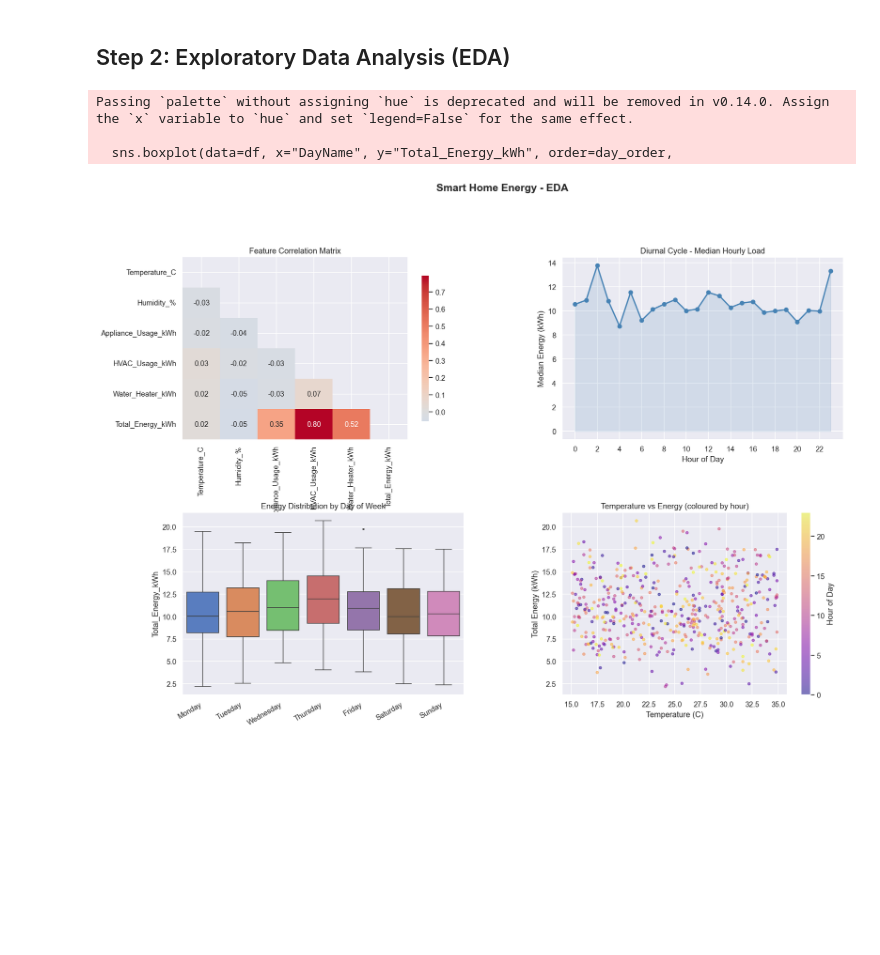
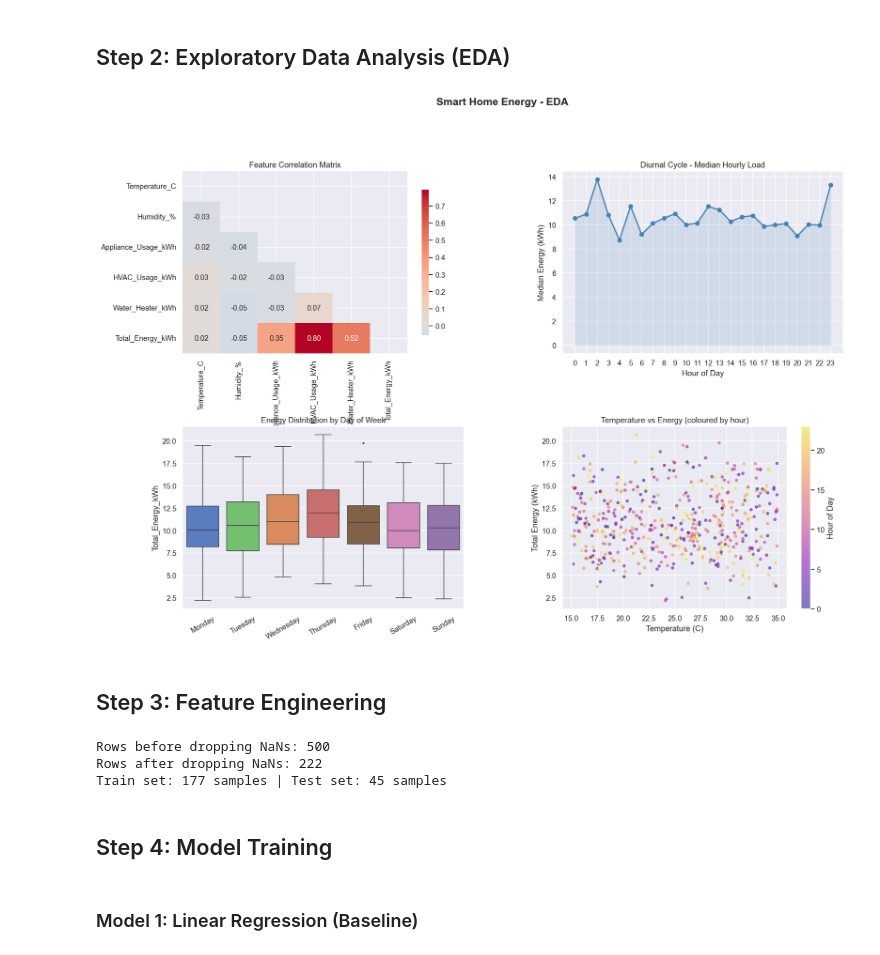
Before and after one commit to Al-Scripting/Smart-Home-Energy-Prediction, a Jupyter notebook: Smart_Home_Energy_Usage.ipynb, the cells around one changed output. Drawn from its saved outputs; the diff is of its cells as text; code cells hidden in the pictures; blank space fills up the shorter version.

```diff
--- a/Smart_Home_Energy_Usage.ipynb
+++ b/Smart_Home_Energy_Usage.ipynb
@@ -66,38 +66,99 @@ ax1.set_title("Feature Correlation Matrix")
 
 # 2b. Diurnal cycle - median energy by hour
 ax2 = fig.add_subplot(gs[0, 1])
 hourly = df.groupby(df["DateTime"].dt.hour)["Total_Energy_kWh"].median()
 ax2.plot(hourly.index, hourly.values, marker="o", linewidth=2, color="steelblue")
 ax2.fill_between(hourly.index, hourly.values, alpha=0.15, color="steelblue")
 ax2.set_xlabel("Hour of Day")
 ax2.set_ylabel("Median Energy (kWh)")
 ax2.set_title("Diurnal Cycle - Median Hourly Load")
-ax2.set_xticks(range(0, 24, 2))
+ax2.set_xticks(sorted(df["DateTime"].dt.hour.unique()))
 
 # 2c. Energy distribution by day of week
 ax3 = fig.add_subplot(gs[1, 0])
 df["DayName"] = df["DateTime"].dt.day_name()
 day_order = ["Monday","Tuesday","Wednesday","Thursday","Friday","Saturday","Sunday"]
 sns.boxplot(data=df, x="DayName", y="Total_Energy_kWh", order=day_order,
-            palette="muted", ax=ax3, fliersize=2)
-ax3.set_xticklabels(ax3.get_xticklabels(), rotation=30, ha="right")
+            hue="DayName", legend=False, palette="muted", ax=ax3, fliersize=2)
 ax3.set_title("Energy Distribution by Day of Week")
 ax3.set_xlabel("")
+ax3.tick_params(axis="x", rotation=30)
+
 
 # 2d. Temperature vs Total Energy scatter
 ax4 = fig.add_subplot(gs[1, 1])
 sample = df.sample(min(3000, len(df)), random_state=42)
 sc = ax4.scatter(sample["Temperature_C"], sample["Total_Energy_kWh"],
                  c=sample["DateTime"].dt.hour, cmap="plasma", alpha=0.5, s=15)
 plt.colorbar(sc, ax=ax4, label="Hour of Day")
 ax4.set_xlabel("Temperature (C)")
 ax4.set_ylabel("Total Energy (kWh)")
 ax4.set_title("Temperature vs Energy (coloured by hour)")
 
-plt.savefig("eda_overview.png", bbox_inches="tight")
+plt.savefig("outputs/eda_overview.png", bbox_inches="tight")
 plt.show()
 # %% [output]
-Passing `palette` without assigning `hue` is deprecated and will be removed in v0.14.0. Assign the `x` variable to `hue` and set `legend=False` for the same effect.
-
-  sns.boxplot(data=df, x="DayName", y="Total_Energy_kWh", order=day_order,
-[figure, old version]
+[figure, new version]
+# %% [markdown]
+## Step 3: Feature Engineering
+# %%
+# --- 1. Basic Time Features ---
+df["Hour"]      = df["DateTime"].dt.hour
+df["DayOfWeek"] = df["DateTime"].dt.dayofweek
+df["Month"]     = df["DateTime"].dt.month
+df["IsWeekend"] = (df["DayOfWeek"] >= 5).astype(int)
+
+# --- 2. Cyclical Encoding ---
+df["Hour_sin"]  = np.sin(2 * np.pi * df["Hour"]  / 24)
+df["Hour_cos"]  = np.cos(2 * np.pi * df["Hour"]  / 24)
+df["Month_sin"] = np.sin(2 * np.pi * df["Month"] / 12)
+df["Month_cos"] = np.cos(2 * np.pi * df["Month"] / 12)
+
+# --- 3. Lag Features & Rolling Stats ---
+# Removed 24h lag because the dataset sample is too small per home
+for lag in [1, 2, 3]:
+    df[f"Lag_{lag}h"] = df.groupby("Home_ID")["Total_Energy_kWh"].shift(lag)
+
+df["Rolling_Mean_3h"] = df.groupby("Home_ID")["Total_Energy_kWh"].transform(
+    lambda x: x.shift(1).rolling(3, min_periods=1).mean()
+)
+df["Rolling_Std_3h"] = df.groupby("Home_ID")["Total_Energy_kWh"].transform(
+    lambda x: x.shift(1).rolling(3, min_periods=1).std().fillna(0)
+)
+
+# --- 4. Handle NaNs Safely ---
+print(f"Rows before dropping NaNs: {len(df):,}")
+df = df.dropna().reset_index(drop=True)
+print(f"Rows after dropping NaNs: {len(df):,}")
+
+# --- 5. Define Features ---
+FEATURES = [
+    "Temperature_C", "Humidity_%",
+    "Hour_sin", "Hour_cos", "Month_sin", "Month_cos",
+    "DayOfWeek", "IsWeekend",
+    "Lag_1h", "Lag_2h", "Lag_3h",
+    "Rolling_Mean_3h", "Rolling_Std_3h",
+]
+
+# --- 6. Chronological Train/Test Split ---
+cutoff_date = df["DateTime"].quantile(0.8)
+train_mask = df["DateTime"] <= cutoff_date
+
+df_train = df[train_mask]
+df_test  = df[~train_mask]
+
+X_train, y_train = df_train[FEATURES], df_train["Total_Energy_kWh"]
+X_test, y_test   = df_test[FEATURES], df_test["Total_Energy_kWh"]
+
+# --- 7. Scaling ---
+scaler = StandardScaler()
+X_train_sc = scaler.fit_transform(X_train)
+X_test_sc  = scaler.transform(X_test)
+
+print(f"Train set: {len(X_train):,} samples | Test set: {len(X_test):,} samples")
+# %% [output]
+Rows before dropping NaNs: 500
+Rows after dropping NaNs: 222
+Train set: 177 samples | Test set: 45 samples
+# %% [markdown]
+## Step 4: Model Training
@@ -103,0 +167,2 @@ Passing `palette` without assigning `hue` is deprecated and will be removed in v
+# %% [markdown]
+### Model 1: Linear Regression (Baseline)
```
Also changed, not shown: parts of 6 cells of this notebook.
